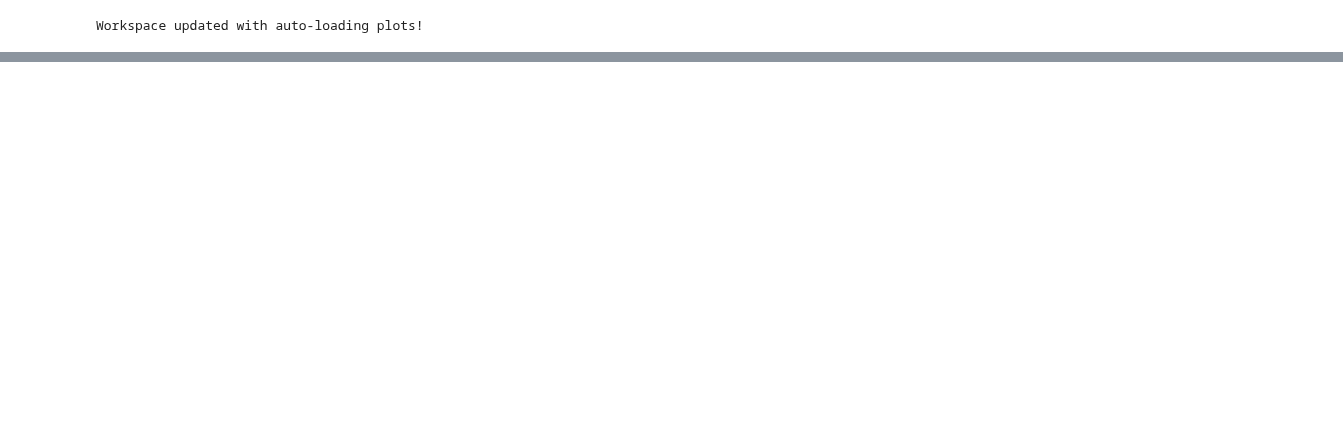
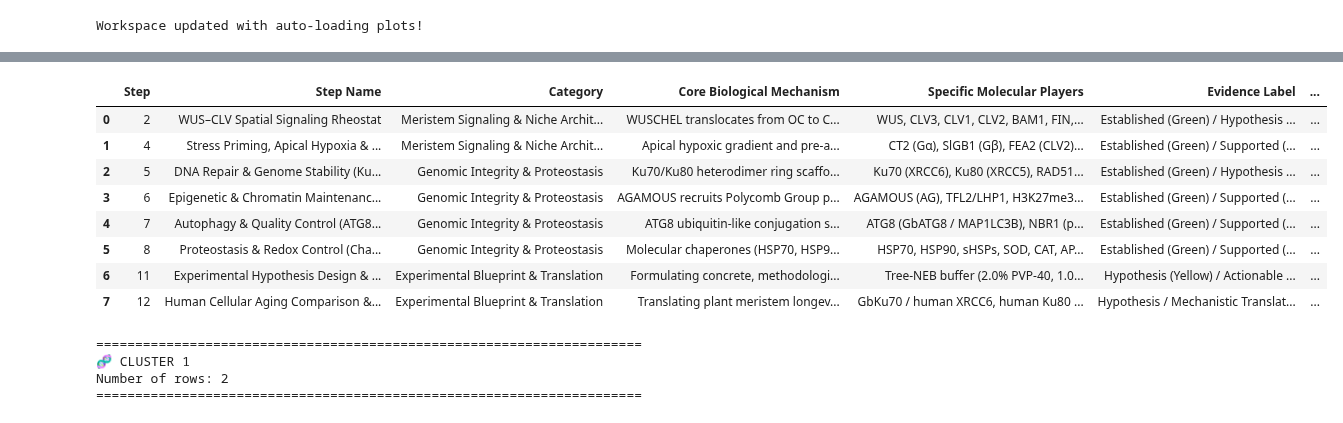
Before and after one commit to riddhikad9b-ux/Plant-Meristem-Longevity-Research-, a Jupyter notebook: Plant_Meristem_Longevity_Research_Lab_v1.ipynb, the cells around one changed output, grey strips where cells are left out. Cells and saved outputs as stored; diff of their text form; code cells hidden in the pictures; blank space fills up the shorter version.

```diff
--- a/Plant_Meristem_Longevity_Research_Lab_v1.ipynb
+++ b/Plant_Meristem_Longevity_Research_Lab_v1.ipynb
@@ -5892,0 +6350,13 @@ fatal: unable to auto-detect email address (got 'root@626b261cbcee.(none)')
+# %%
+f = open("1LCD.pdb", "r")
+lines = f.readlines()
+f.close()
+
+atom_count = sum(1 for line in lines if line.startswith("ATOM"))
+print("Total ATOM records found:", atom_count)
+
+print("Line 1:", lines[0].strip())
+print("Line 2:", lines[1].strip())
+print("Line 3:", lines[2].strip())
+print("Line 4:", lines[3].strip())
+print("Line 5:", lines[4].strip())
@@ -5892,0 +6872,2 @@ fatal: unable to auto-detect email address (got 'root@626b261cbcee.(none)')
+# %%
+open("app.py", "w").write("import gradio as gr\nimport pandas as pd\nimport py3dmol\n\ndf = pd.read_csv('research_matrix.csv')\nfilter_matrix = lambda kw: df if not kw else df[df['Gene_Pathway'].str.contains(kw, case=False, na=False)]\n\ndef render_pdb(pdb_file):\n try:\n with open(pdb_file, 'r') as f:\n pdb_data = f.read()\n view = py3dmol.view(width=700, height=500)\n view.addModel(pdb_data, 'pdb')\n view.setStyle({'cartoon': {'color': 'spectrum'}})\n view.zoomTo()\n html = view._make_html()\n return f'<iframe style=\"width: 100%; height: 520px; border: none;\" srcdoc=\"{html}\"></iframe>'\n except Exception as e:\n return f'<p>Error loading PDB: {e}</p>'\n\nwith gr.Blocks() as demo:\n gr.Markdown('# 🌱 Plant Meristem Longevity Research Lab')\n gr.Markdown(f'**Total Studies Tracked:** {len(df)} | **Species Covered:** {df[\"Species\"].nunique()}')\n \n with gr.Tabs():\n with gr.TabItem('📊 Literature Research Matrix'):\n s = gr.Textbox(label='Filter by Gene / Pathway', placeholder='e.g., ATG8, WUS, Ku70...')\n t = gr.Dataframe(value=df, interactive=False)\n s.change(fn=filter_matrix, inputs=s, outputs=t)\n \n with gr.TabItem('🧬 3D Spatial View (PDB)'):\n gr.Markdown('### Structural Biology Viewer')\n pdb_output = gr.HTML(value=render_pdb('1lcd.pdb'))\n\ndemo.launch(inline=False, share=True)")
@@ -5892,0 +7508,52 @@ fatal: unable to auto-detect email address (got 'root@626b261cbcee.(none)')
+# %%
+# ============================================================
+# STAGE 18.1 — Biological Inspection of ML Clusters
+# ============================================================
+
+print("🔬 STAGE 18.1 — CLUSTER CONTENT INSPECTION")
+print("=" * 70)
+
+# Check that clustering exists
+if 'Cluster' not in df.columns:
+    raise ValueError("Cluster column not found. Run the previous clustering cell first.")
+
+# Show cluster sizes
+print("\n📊 CLUSTER SIZE")
+print("-" * 70)
+print(df['Cluster'].value_counts().sort_index())
+
+# Inspect each cluster
+for cluster_id in sorted(df['Cluster'].unique()):
+
+    cluster_df = df[df['Cluster'] == cluster_id]
+
+    print("\n" + "=" * 70)
+    print(f"🧬 CLUSTER {cluster_id}")
+    print(f"Number of rows: {len(cluster_df)}")
+    print("=" * 70)
+
+    # Show available scientific columns
+    preferred_columns = [
+        'Step',
+        'Step Name',
+        'Category',
+        'Core Biological Mechanism',
+        'Specific Molecular Players',
+        'Evidence Label',
+        'Human Cellular Aging Parallel',
+        'Unresolved Research Gap'
+    ]
+
+    available_columns = [
+        col for col in preferred_columns
+        if col in cluster_df.columns
+    ]
+
+    if available_columns:
+        display(cluster_df[available_columns].reset_index(drop=True))
+    else:
+        display(cluster_df.reset_index(drop=True))
+
+print("\n✅ STAGE 18.1 COMPLETE")
+print("Next step: interpret the biological meaning of each cluster.")
+# %% [output]
@@ -5892,0 +7575,13 @@ fatal: unable to auto-detect email address (got 'root@626b261cbcee.(none)')
+|  | Step | Step Name | Category | Core Biological Mechanism | Specific Molecular Players | Evidence Label | ... |
+| 0 | 2 | WUS–CLV Spatial Signaling Rheostat | Meristem Signaling & Niche Archit... | WUSCHEL translocates from OC to C... | WUS, CLV3, CLV1, CLV2, BAM1, FIN,... | Established (Green) / Hypothesis ... | ... |
+| 1 | 4 | Stress Priming, Apical Hypoxia & ... | Meristem Signaling & Niche Archit... | Apical hypoxic gradient and pre-a... | CT2 (Gα), SlGB1 (Gβ), FEA2 (CLV2)... | Established (Green) / Supported (... | ... |
+| 2 | 5 | DNA Repair & Genome Stability (Ku... | Genomic Integrity & Proteostasis | Ku70/Ku80 heterodimer ring scaffo... | Ku70 (XRCC6), Ku80 (XRCC5), RAD51... | Established (Green) / Hypothesis ... | ... |
+| 3 | 6 | Epigenetic & Chromatin Maintenanc... | Genomic Integrity & Proteostasis | AGAMOUS recruits Polycomb Group p... | AGAMOUS (AG), TFL2/LHP1, H3K27me3... | Established (Green) / Supported (... | ... |
+| 4 | 7 | Autophagy & Quality Control (ATG8... | Genomic Integrity & Proteostasis | ATG8 ubiquitin-like conjugation s... | ATG8 (GbATG8 / MAP1LC3B), NBR1 (p... | Established (Green) / Supported (... | ... |
+| 5 | 8 | Proteostasis & Redox Control (Cha... | Genomic Integrity & Proteostasis | Molecular chaperones (HSP70, HSP9... | HSP70, HSP90, sHSPs, SOD, CAT, AP... | Established (Green) / Supported (... | ... |
+| 6 | 11 | Experimental Hypothesis Design & ... | Experimental Blueprint & Translation | Formulating concrete, methodologi... | Tree-NEB buffer (2.0% PVP-40, 1.0... | Hypothesis (Yellow) / Actionable ... | ... |
+| 7 | 12 | Human Cellular Aging Comparison &... | Experimental Blueprint & Translation | Translating plant meristem longev... | GbKu70 / human XRCC6, human Ku80 ... | Hypothesis / Mechanistic Translat... | ... |
+======================================================================
+🧬 CLUSTER 1
+Number of rows: 2
+======================================================================
```
Also changed, not shown: parts of 132 cells of this notebook.
